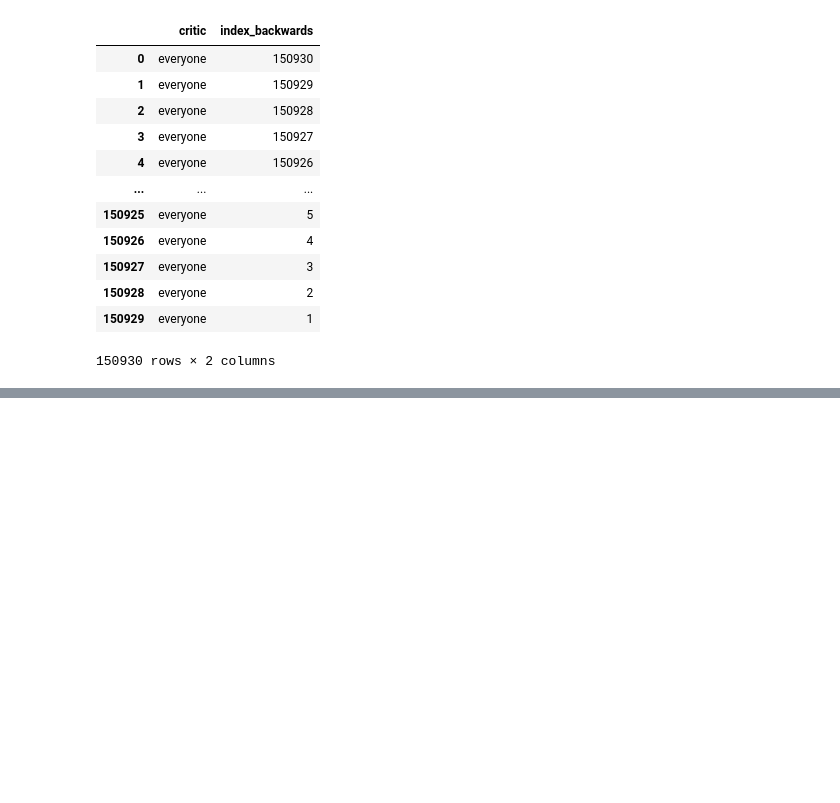
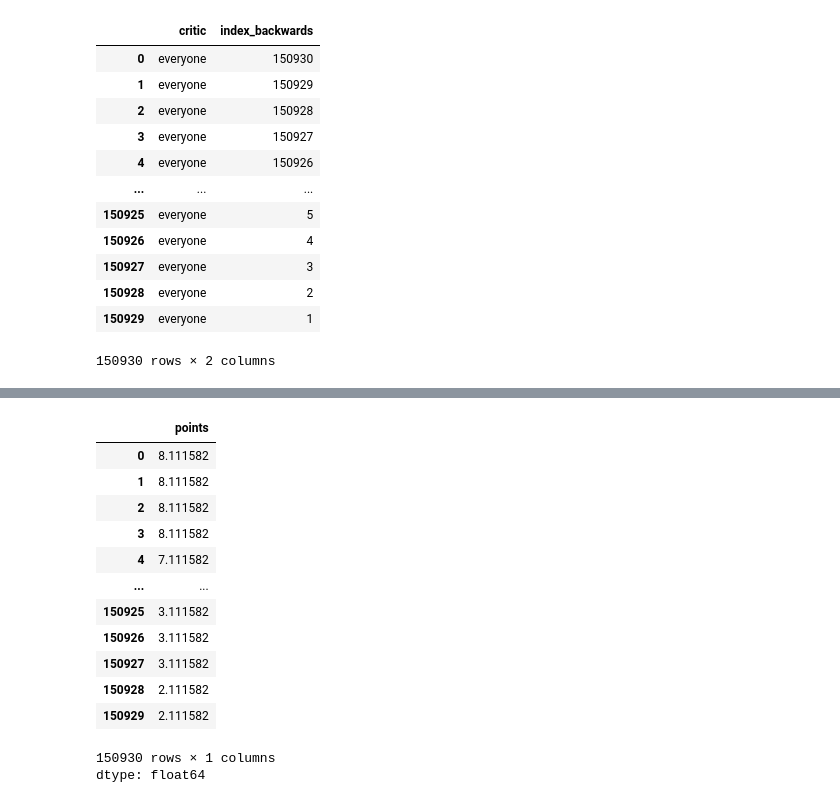
Before and after one commit to nachoacev/practice-data-science, a Jupyter notebook: PandasTutorial.ipynb, the cells around one changed output, grey strips where cells are left out. Cells and saved outputs as stored; diff of their text form; code cells hidden in the pictures; blank space fills up the shorter version.

```diff
--- a/PandasTutorial.ipynb
+++ b/PandasTutorial.ipynb
@@ -488,0 +567,19 @@ wine_reviews.loc[:, ['critic', 'index_backwards']]
+# %%
+review_points_mean = wine_reviews.points.mean()
+
+wine_reviews.points.map(lambda p: p - review_points_mean)
+# %% [output]
+|  | points |
+| 0 | 8.111582 |
+| 1 | 8.111582 |
+| 2 | 8.111582 |
+| 3 | 8.111582 |
+| 4 | 7.111582 |
+| ... | ... |
+| 150925 | 3.111582 |
+| 150926 | 3.111582 |
+| 150927 | 3.111582 |
+| 150928 | 2.111582 |
+| 150929 | 2.111582 |
+150930 rows × 1 columns
+dtype: float64
```
Also changed, not shown: parts of 28 cells of this notebook.
